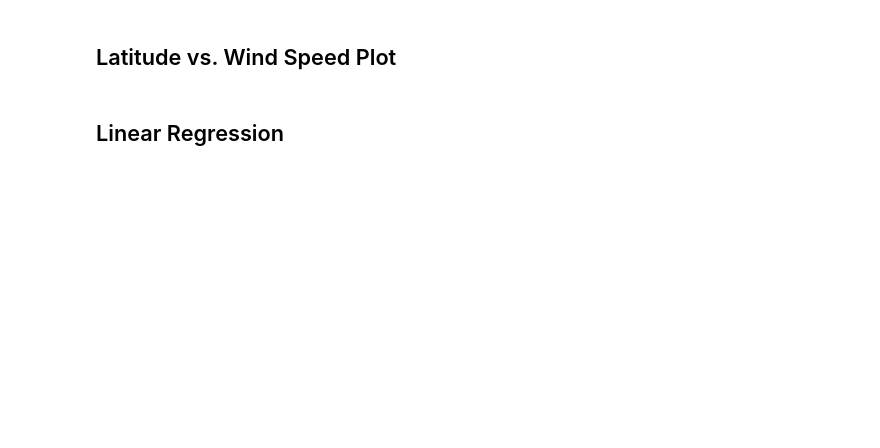
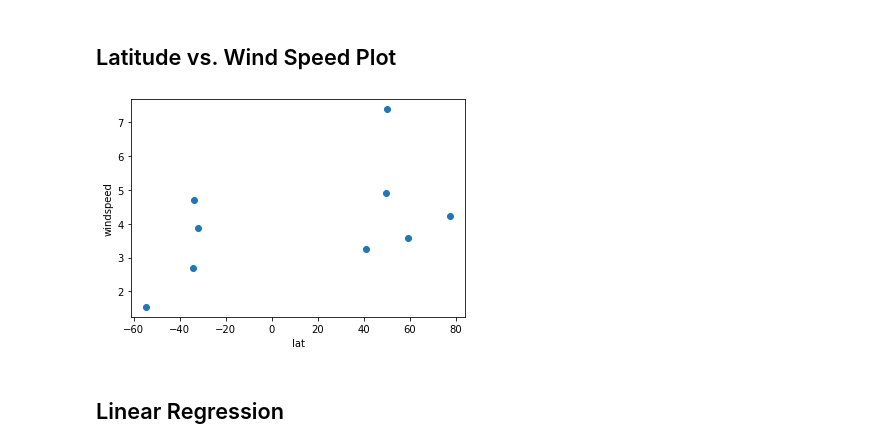
Before and after one commit to burnettaw/Python-API-Challenge, a Jupyter notebook: WeatherPy/WeatherPy.ipynb, the cells around one changed output. Drawn from its saved outputs; the diff is of its cells as text; code cells hidden in the pictures; blank space fills up the shorter version.

```diff
--- a/WeatherPy/WeatherPy.ipynb
+++ b/WeatherPy/WeatherPy.ipynb
@@ -205,17 +203,18 @@ FileNotFoundError: [Errno 2] No such file or directory: '../images/cloud_lat.png
 # %% [markdown]
 ## Latitude vs. Wind Speed Plot
 # %%
-clean_city_data = city_data_df.copy()
+
 # Generate a scatter plot of city data
-x_values = clean_city_data['lat']
-y_values = clean_city_data['windspeed']
+x_values = clean_city_data_df['lat']
+y_values = clean_city_data_df['windspeed']
 
 plt.scatter(x_values, y_values)
-plt.plot(x_values,regress_values,"r-")
-plt.annotate(line_eq,(6,10),fontsize=15,color="red")
 plt.xlabel('lat')
 plt.ylabel('windspeed')
+plt.savefig("./images/windspeed_lat.png")
 plt.show()
+# %% [output]
+[figure, added]
 # %% [markdown]
 ## Linear Regression
 # %%
```
Also changed, not shown: parts of 24 cells of this notebook, 11 other files.
